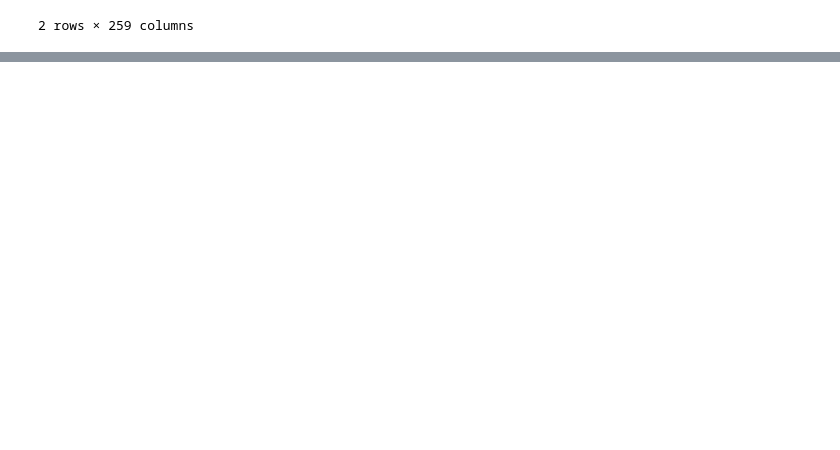
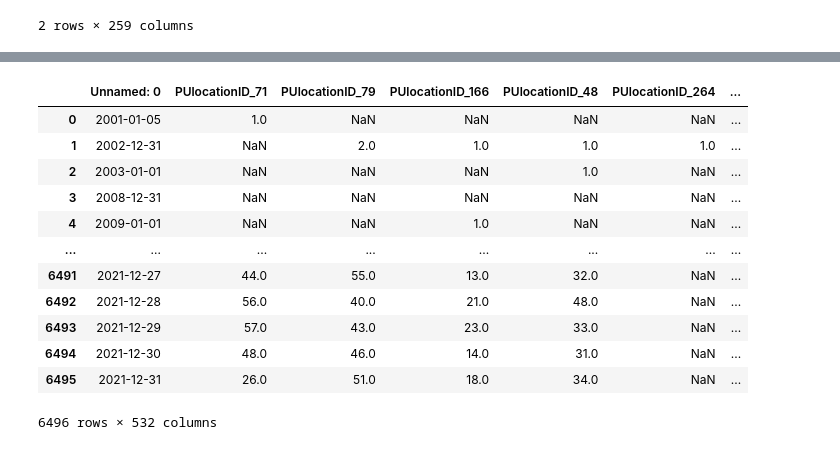
Before and after one commit to aTigar/DWH_NYC_Taxi, a Jupyter notebook: taxt_data.ipynb, the cells around one changed output, grey strips where cells are left out. Drawn from its saved outputs; the diff is of its cells as text; code cells hidden in the pictures; blank space fills up the shorter version.

```diff
--- a/taxt_data.ipynb
+++ b/taxt_data.ipynb
@@ -216,0 +233,18 @@ df3
+# %%
+df_t = pd.read_csv('taxi_test.csv')
+# %%
+df_t
+# %% [output]
+|  | Unnamed: 0 | PUlocationID_71 | PUlocationID_79 | PUlocationID_166 | PUlocationID_48 | PUlocationID_264 | ... |
+| 0 | 2001-01-05 | 1.0 | NaN | NaN | NaN | NaN | ... |
+| 1 | 2002-12-31 | NaN | 2.0 | 1.0 | 1.0 | 1.0 | ... |
+| 2 | 2003-01-01 | NaN | NaN | NaN | 1.0 | NaN | ... |
+| 3 | 2008-12-31 | NaN | NaN | NaN | NaN | NaN | ... |
+| 4 | 2009-01-01 | NaN | NaN | 1.0 | NaN | NaN | ... |
+| ... | ... | ... | ... | ... | ... | ... | ... |
+| 6491 | 2021-12-27 | 44.0 | 55.0 | 13.0 | 32.0 | NaN | ... |
+| 6492 | 2021-12-28 | 56.0 | 40.0 | 21.0 | 48.0 | NaN | ... |
+| 6493 | 2021-12-29 | 57.0 | 43.0 | 23.0 | 33.0 | NaN | ... |
+| 6494 | 2021-12-30 | 48.0 | 46.0 | 14.0 | 31.0 | NaN | ... |
+| 6495 | 2021-12-31 | 26.0 | 51.0 | 18.0 | 34.0 | NaN | ... |
+6496 rows × 532 columns
```
Also changed, not shown: parts of 13 cells of this notebook, 3 other files.
